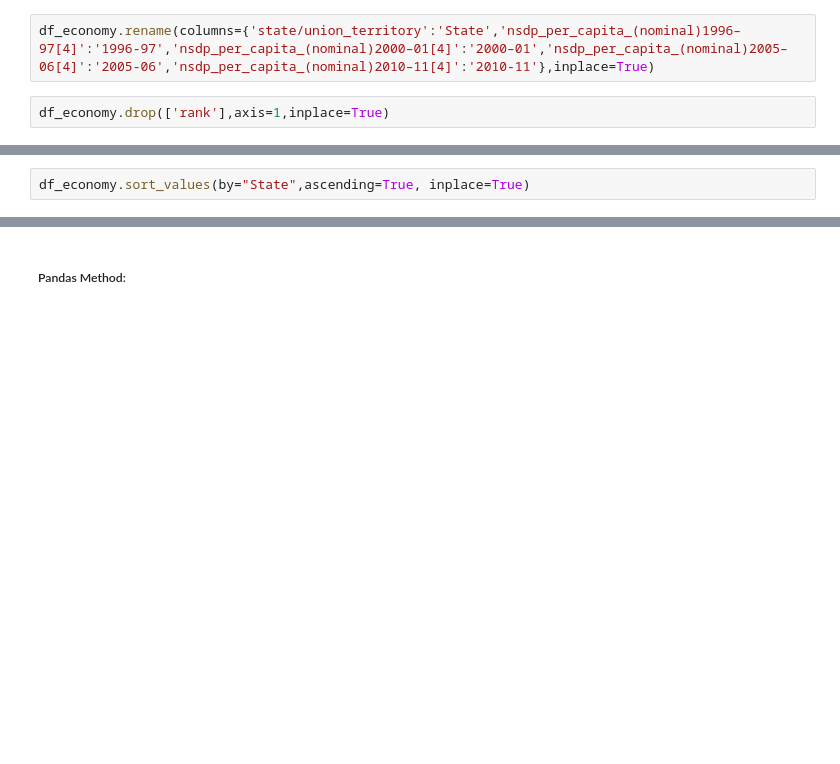
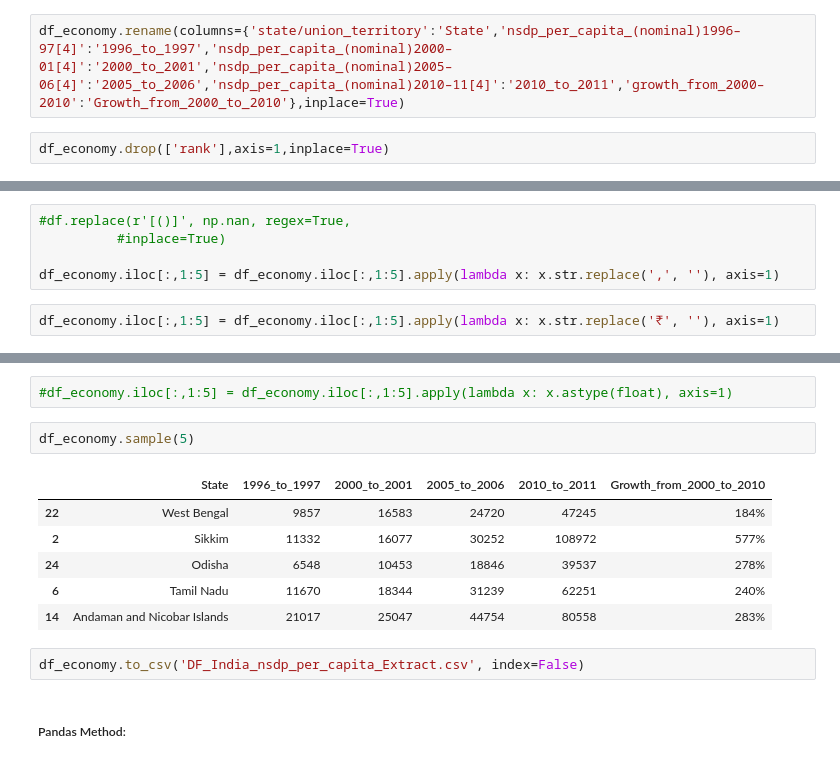
Before and after one commit to AntonioLopga12/ETL_Proyect_2022, a Jupyter notebook: 1_EXTRACTION.ipynb, the cells around one changed output, grey strips where cells are left out. Cells and saved outputs as stored; diff of their text form; blank space fills up the shorter version.

```diff
--- a/1_EXTRACTION.ipynb
+++ b/1_EXTRACTION.ipynb
@@ -184,5 +165,5 @@ df_economy.sample()
 # %%
-df_economy.rename(columns={'state/union_territory':'State','nsdp_per_capita_(nominal)1996–97[4]':'1996-97','nsdp_per_capita_(nominal)2000–01[4]':'2000–01','nsdp_per_capita_(nominal)2005–06[4]':'2005-06','nsdp_per_capita_(nominal)2010–11[4]':'2010-11'},inplace=True)
+df_economy.rename(columns={'state/union_territory':'State','nsdp_per_capita_(nominal)1996–97[4]':'1996_to_1997','nsdp_per_capita_(nominal)2000–01[4]':'2000_to_2001','nsdp_per_capita_(nominal)2005–06[4]':'2005_to_2006','nsdp_per_capita_(nominal)2010–11[4]':'2010_to_2011','growth_from_2000–2010':'Growth_from_2000_to_2010'},inplace=True)
 # %%
 df_economy.drop(['rank'],axis=1,inplace=True)
 # %%
@@ -193,2 +173,0 @@ df_economy.sample()
-# %%
-df_economy.sort_values(by="State",ascending=True, inplace=True)
@@ -223,0 +179,7 @@ mergeado_1
+# %%
+#df.replace(r'[()]', np.nan, regex=True,
+          #inplace=True)
+
+df_economy.iloc[:,1:5] = df_economy.iloc[:,1:5].apply(lambda x: x.str.replace(',', ''), axis=1)
+# %%
+df_economy.iloc[:,1:5] = df_economy.iloc[:,1:5].apply(lambda x: x.str.replace('₹', ''), axis=1)
@@ -224,3 +199,16 @@ mergeado_1
+# %%
+#df_economy.iloc[:,1:5] = df_economy.iloc[:,1:5].apply(lambda x: x.astype(float), axis=1)
+# %%
+df_economy.sample(5)
+# %% [output]
+|  | State | 1996_to_1997 | 2000_to_2001 | 2005_to_2006 | 2010_to_2011 | Growth_from_2000_to_2010 |
+| 22 | West Bengal | 9857 | 16583 | 24720 | 47245 | 184% |
+| 2 | Sikkim | 11332 | 16077 | 30252 | 108972 | 577% |
+| 24 | Odisha | 6548 | 10453 | 18846 | 39537 | 278% |
+| 6 | Tamil Nadu | 11670 | 18344 | 31239 | 62251 | 240% |
+| 14 | Andaman and Nicobar Islands | 21017 | 25047 | 44754 | 80558 | 283% |
+# %%
+df_economy.to_csv('DF_India_nsdp_per_capita_Extract.csv', index=False)
 # %% [markdown]
 ##### Pandas Method:
 # %%
```
Also changed, not shown: parts of 31 cells of this notebook, 16 other files.
